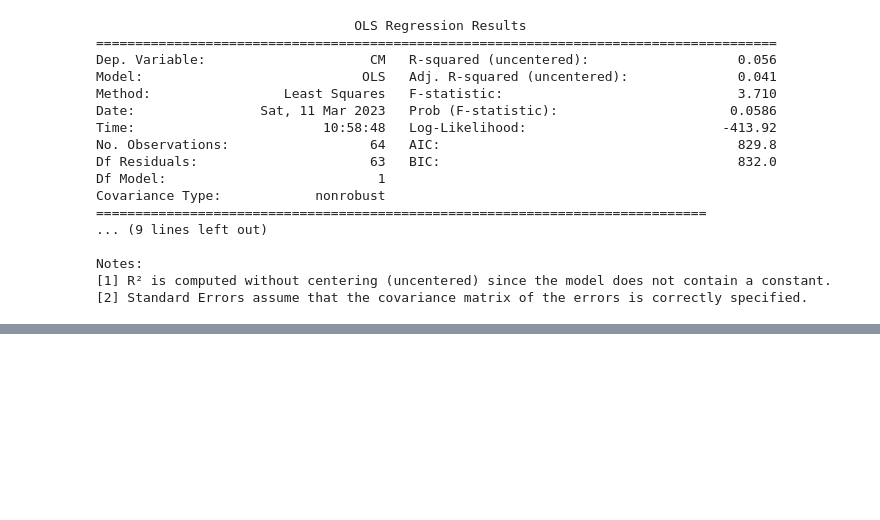
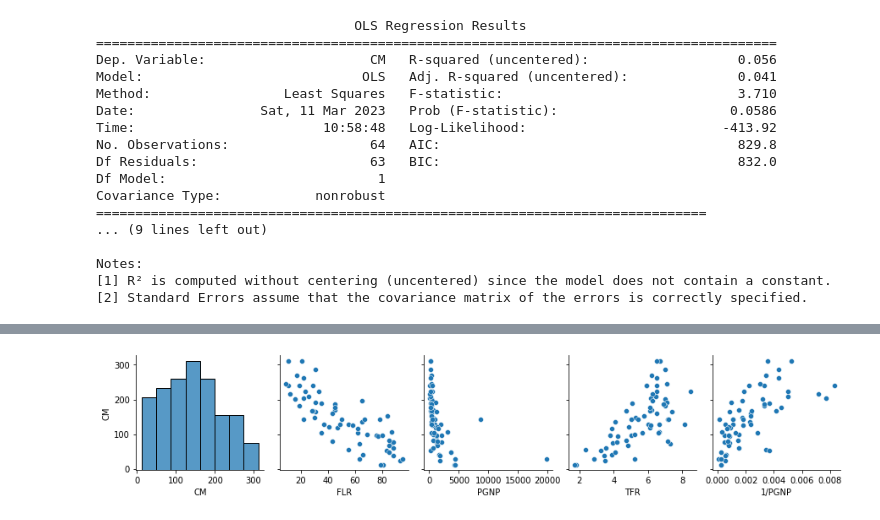
Before and after one commit to JuanAcevedoEcon/Advanced-Econometrics-MSc-, a Jupyter notebook: 1. Ordinary Least Squares (OLS)/(2) MCO.ipynb, the cells around one changed output, grey strips where cells are left out. Cells and saved outputs as stored; diff of their text form; code cells hidden in the pictures; blank space fills up the shorter version.

```diff
--- a/1. Ordinary Least Squares (OLS)/(2) MCO.ipynb
+++ b/1. Ordinary Least Squares (OLS)/(2) MCO.ipynb
@@ -137,0 +301,4 @@ modelo4 = ____
+# %%
+grafico = sns.pairplot(data = datos, y_vars = "CM")
+# %% [output]
+[figure, added]
```
Also changed, not shown: parts of 25 cells of this notebook.
